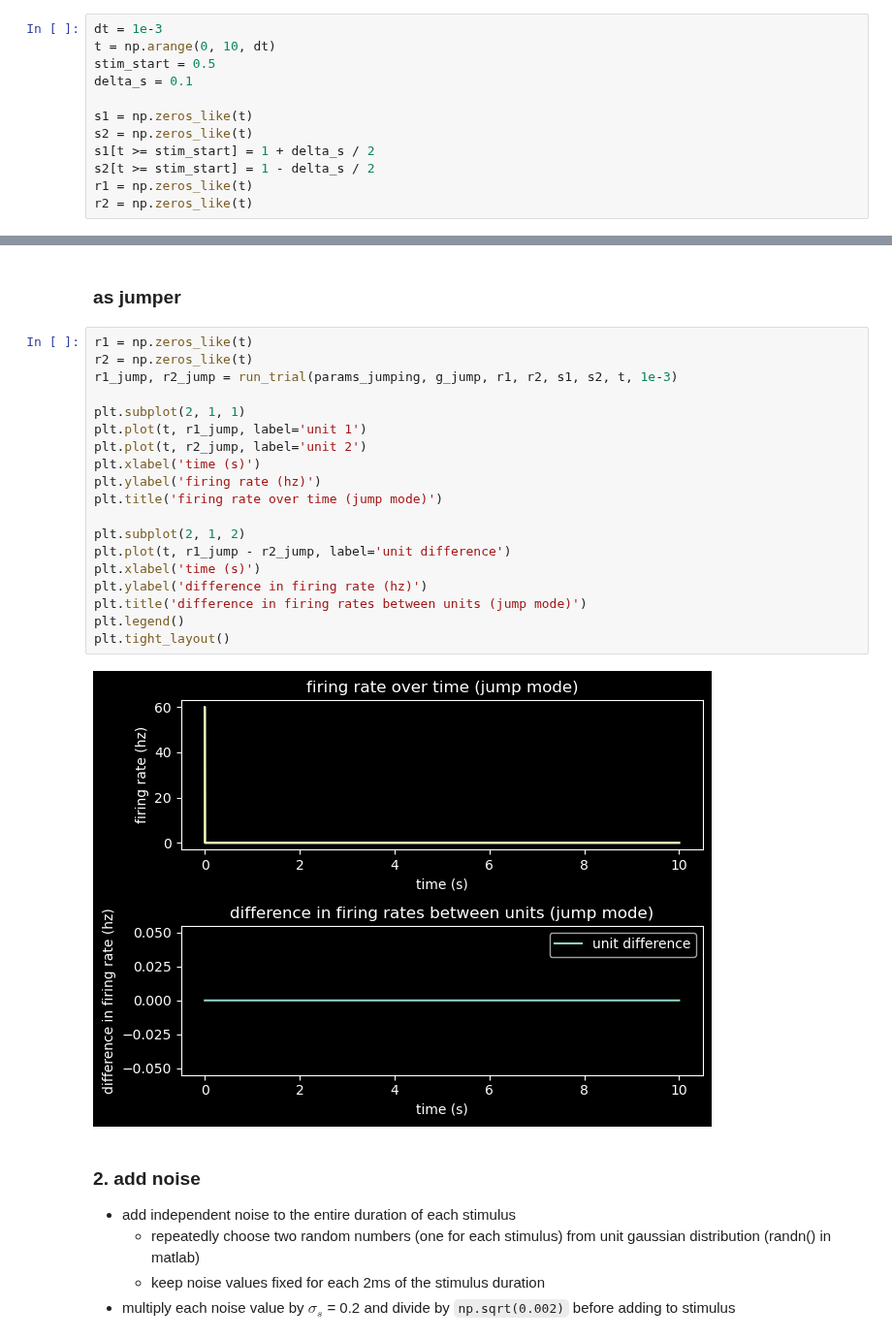
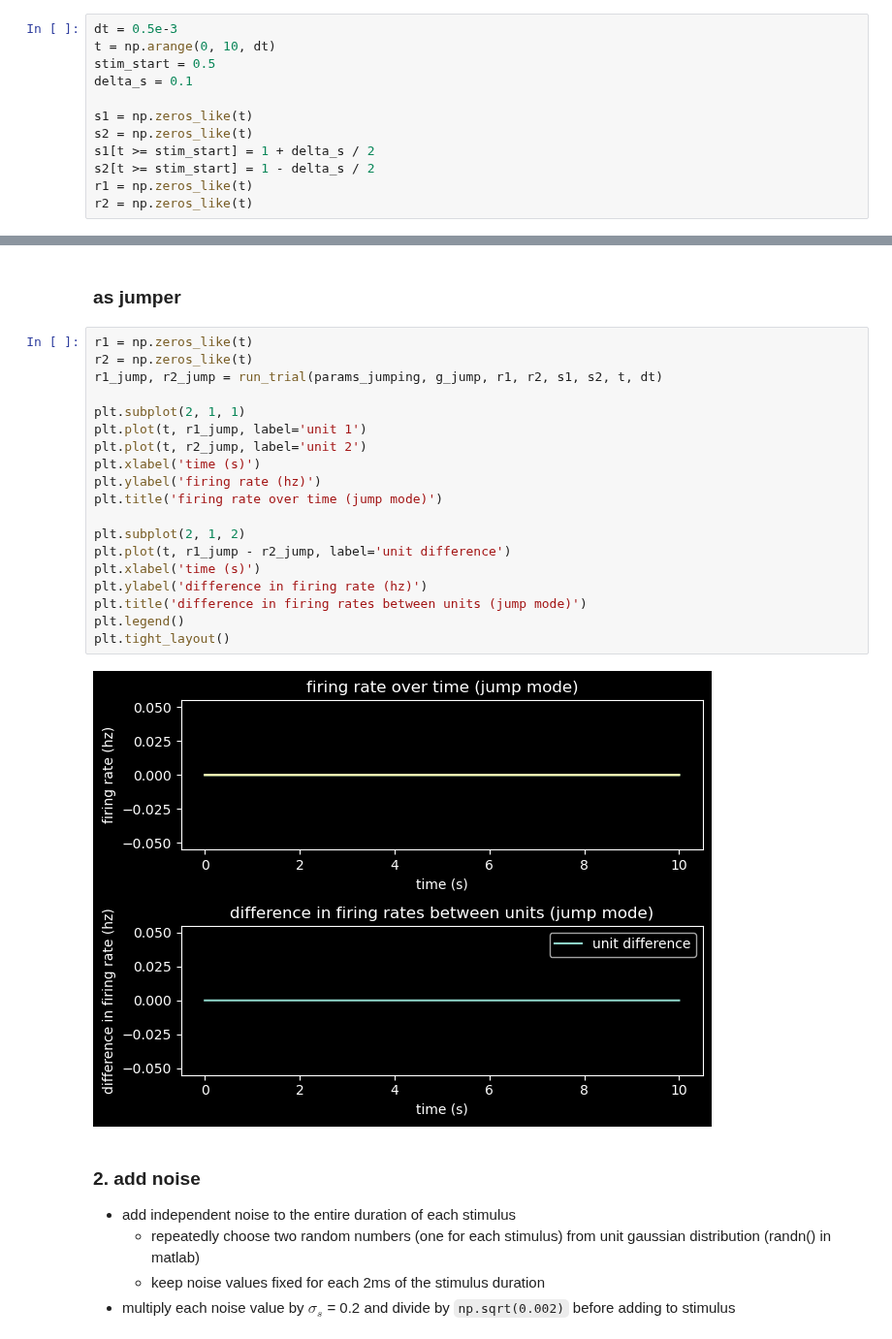
Before and after one commit to polsen99/intro_comp_neuro, a Jupyter notebook: tutorial 6.2 - dynamics of a decision-making circuit in two modes of operation.ipynb, the cells around one changed output, grey strips where cells are left out. Shown at 97% size. Drawn from its saved outputs; the diff is of its cells as text.

```diff
--- a/tutorial 6.2 - dynamics of a decision-making circuit in two modes of operation.ipynb
+++ b/tutorial 6.2 - dynamics of a decision-making circuit in two modes of operation.ipynb
@@ -105,7 +109,7 @@ g_jump = 2.5
 - plot firing rate of both units as function of time
 - separately plot difference in firing rates
 # %%
-dt = 1e-3
+dt = 0.5e-3
 t = np.arange(0, 10, dt)
 stim_start = 0.5
 delta_s = 0.1
@@ -179,24 +183,24 @@ plt.tight_layout()
 # %%
 r1 = np.zeros_like(t)
 r2 = np.zeros_like(t)
-r1_jump, r2_jump = run_trial(params_jumping, g_jump, r1, r2, s1, s2, t, 1e-3)
+r1_jump, r2_jump = run_trial(params_jumping, g_jump, r1, r2, s1, s2, t, dt)
 
 plt.subplot(2, 1, 1)
 plt.plot(t, r1_jump, label='unit 1')
 plt.plot(t, r2_jump, label='unit 2')
 plt.xlabel('time (s)')
 plt.ylabel('firing rate (hz)')
 plt.title('firing rate over time (jump mode)')
 
 plt.subplot(2, 1, 2)
 plt.plot(t, r1_jump - r2_jump, label='unit difference')
 plt.xlabel('time (s)')
 plt.ylabel('difference in firing rate (hz)')
 plt.title('difference in firing rates between units (jump mode)')
 plt.legend()
 plt.tight_layout()
 # %% [output]
-[figure, old version]
+[figure, new version]
 # %% [markdown]
 ### 2. add noise
 - add independent noise to the entire duration of each stimulus
```
Also changed, not shown: parts of 7 cells of this notebook.
